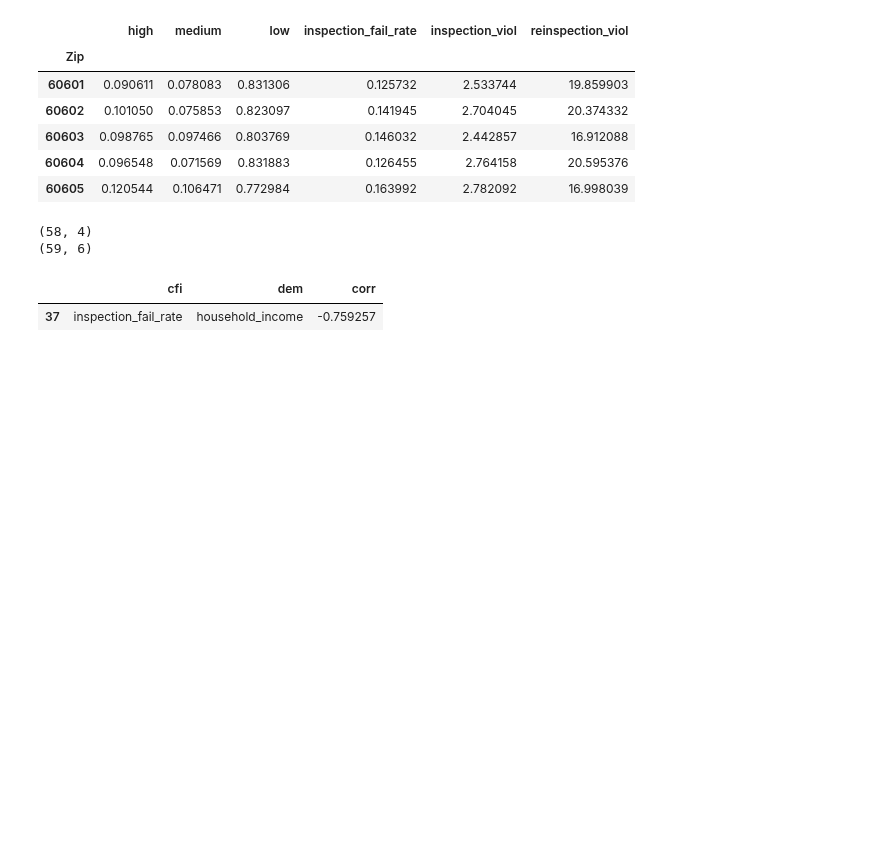
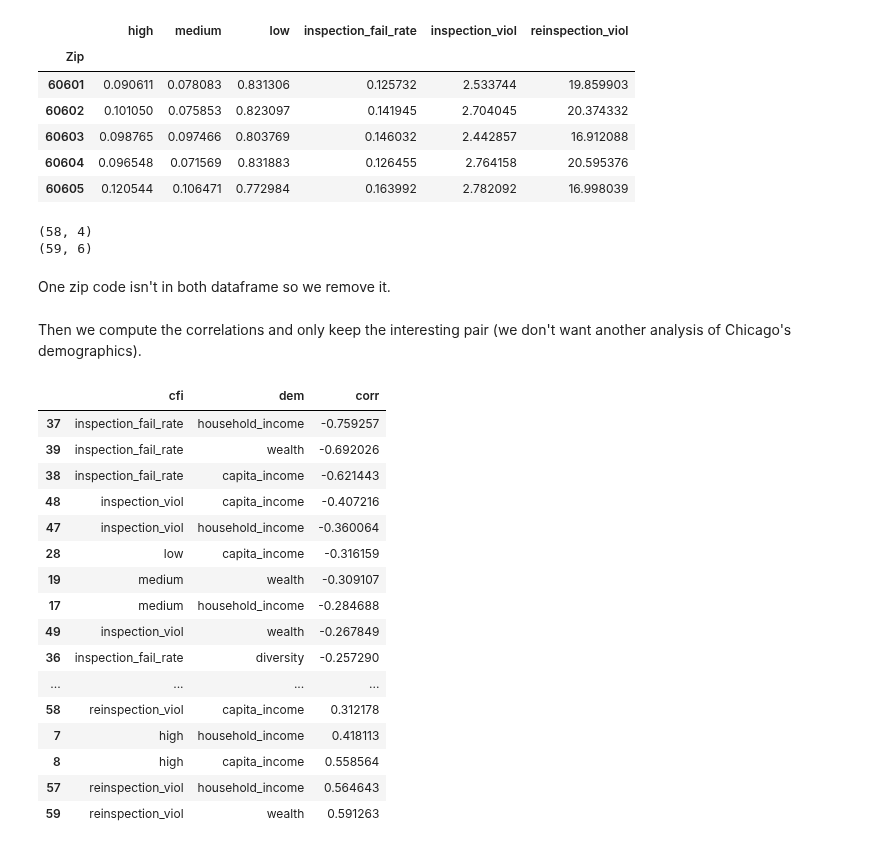
Before and after one commit to VodopaDev/CS401-Chicago-Crime-Analysis, a Jupyter notebook: zip_stats.ipynb, the cells around one changed output. Saved outputs shown, nothing was run; the diff lists cells and outputs as text; code cells hidden in the pictures; blank space fills up the shorter version.

```diff
--- a/zip_stats.ipynb
+++ b/zip_stats.ipynb
@@ -65,6 +71,8 @@ t = new_zips.index.values
 # %% [output]
 (58, 4)
 (59, 6)
+# %% [markdown]
+One zip code isn't in both dataframe so we remove it.
 # %%
 zip1 = set(new_zips.index.values.tolist())
 zip2 = set(stats_zip_dataset.index.values.tolist())
@@ -72,13 +80,30 @@ inter_zip = set([x for x in zip1.intersection(zip2)])
 
 df1 = new_zips[new_zips.index.isin(inter_zip)]
 df2 = stats_zip_dataset[stats_zip_dataset.index.isin(inter_zip)]
+# %% [markdown]
+Then we compute the correlations and only keep the interesting pair (we don't want another analysis of Chicago's demographics).
 # %%
 col_to_keep = stats_zip_dataset.columns
 row_to_keep = new_zips.columns
 
 correlations = stats_zip_dataset.join(new_zips).corr()[col_to_keep].unstack().reset_index(name='corr').rename(columns={'level_0':'cfi', 'level_1': 'dem'})
 correlations = correlations[correlations.dem.isin(row_to_keep)].sort_values(by='corr')
-correlations.sort_values(by='corr').head(1)
+correlations.sort_values(by='corr')
 # %% [output]
 |  | cfi | dem | corr |
 | 37 | inspection_fail_rate | household_income | -0.759257 |
+| 39 | inspection_fail_rate | wealth | -0.692026 |
+| 38 | inspection_fail_rate | capita_income | -0.621443 |
+| 48 | inspection_viol | capita_income | -0.407216 |
+| 47 | inspection_viol | household_income | -0.360064 |
+| 28 | low | capita_income | -0.316159 |
+| 19 | medium | wealth | -0.309107 |
+| 17 | medium | household_income | -0.284688 |
+| 49 | inspection_viol | wealth | -0.267849 |
+| 36 | inspection_fail_rate | diversity | -0.257290 |
+| ... | ... | ... | ... |
+| 58 | reinspection_viol | capita_income | 0.312178 |
+| 7 | high | household_income | 0.418113 |
+| 8 | high | capita_income | 0.558564 |
+| 57 | reinspection_viol | household_income | 0.564643 |
+| 59 | reinspection_viol | wealth | 0.591263 |
```
Also changed, not shown: parts of 4 cells of this notebook, 4 other files.
